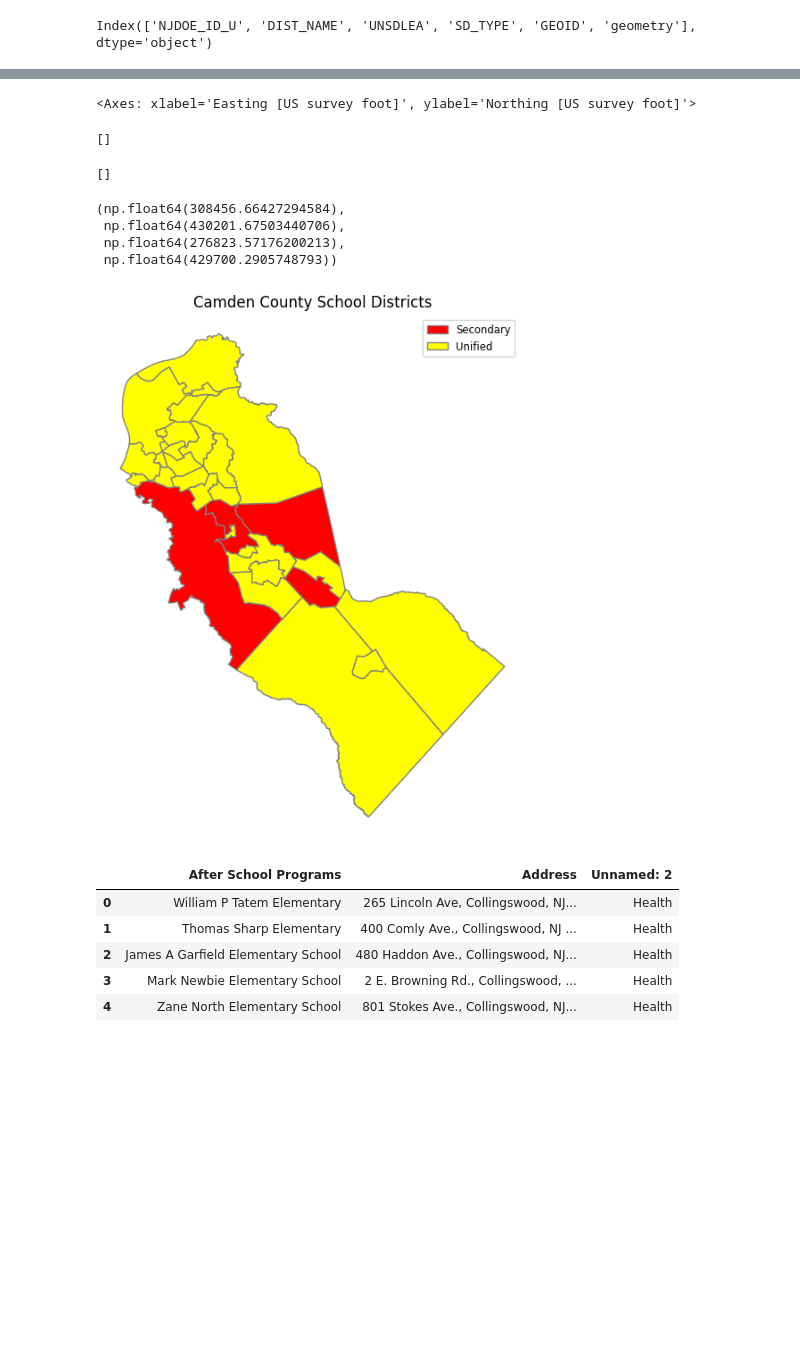
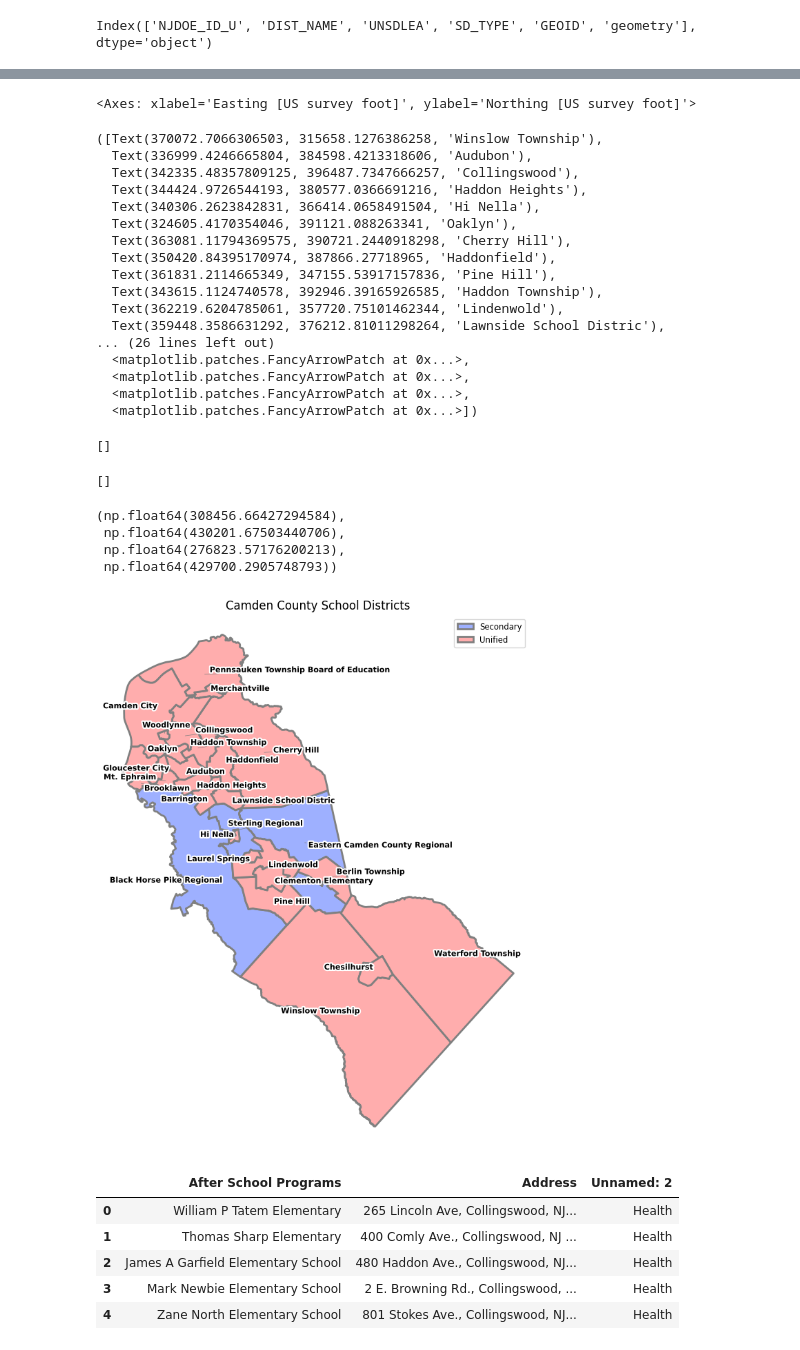
Before and after one commit to MhiyaJ/My-GIS-Stuff, a Jupyter notebook: CCHSDistrict.ipynb, the cells around one changed output, grey strips where cells are left out. Drawn from its saved outputs; the diff is of its cells as text; code cells hidden in the pictures; blank space fills up the shorter version.

```diff
--- a/CCHSDistrict.ipynb
+++ b/CCHSDistrict.ipynb
@@ -118,25 +122,3 @@ cchs
 | 25 | 5035 | 07 | Sterling Regional School District | 3402880 | POLYGON ((342322.53 375467.11, 34... | Secondary |
 | 26 | 0390 | 07 | Black Horse Pike Regional School ... | 3401770 | POLYGON ((322014.45 380972.53, 32... | Secondary |
 | 27 | 1255 | 07 | Eastern Camden County Regional Sc... | 3404380 | MULTIPOLYGON (((367503.372 354073... | Secondary |
-# %%
-fig, ax = plt.subplots(1, figsize=(6,10))
-# Note: Removed scheme='natural_breaks' and k=5 because 'type' is a categorical text column, via Gemini.  explained column is not numerical.
-cchs.plot(ax=ax,column='type',legend=True,cmap='autumn',
-         edgecolor='grey',linewidth=1,legend_kwds={
-        'loc':'upper right','title_fontsize':'medium','fontsize':'small','markerscale':1.4}) #
-
-ax.title.set_text("Camden County School Districts")
-ax.set_xticks([]) #kills xticks
-ax.set_yticks([]) #kills xticks
-
-ax.margins(0.04) #super useful options to make map bigger in canvas; always make it as big as possible!
-ax.axis('off')
-# %% [output]
-<Axes: xlabel='Easting [US survey foot]', ylabel='Northing [US survey foot]'>
-[]
-[]
-(np.float64(308456.66427294584),
- np.float64(430201.67503440706),
- np.float64(276823.57176200213),
- np.float64(429700.2905748793))
-[figure, removed]
@@ -143,3 +130,54 @@ ax.axis('off')
+# %%
+fig, ax = plt.subplots(1, figsize=(10,10))
+cchs.plot(ax=ax,column='type',legend=True,cmap='berlin',
+         edgecolor='grey',linewidth=2,legend_kwds={
+        'loc':'upper right','title_fontsize':'medium','fontsize':'small','markerscale':1.4})
+
+# Prompted Gemini to fix label overlap
+texts = []
+for x, y, label in zip(cchs.geometry.centroid.x, cchs.geometry.centroid.y, cchs.DIST_NAME):
+       #Keep label names brief by stripping common suffixes to reduce overlap further
+    display_label = label.replace(" Public School District", "").replace(" School District", "").replace(" Board Of Education", "")
+    t = ax.text(x, y, display_label, fontsize=8, color='black', fontweight='bold',
+                horizontalalignment='center', verticalalignment='center')
+    t.set_path_effects([withStroke(linewidth=3, foreground='white')])
+    texts.append(t)
+
+# Automatically resolve all overlaps
+adjust_text(texts, arrowprops=dict(arrowstyle="-", color='gray', lw=0.5))
+
+ax.title.set_text("Camden County School Districts")
+ax.set_xticks([])
+ax.set_yticks([])
+ax.margins(0.04)
+ax.axis("off")
+plt.show()
+# %% [output]
+<Axes: xlabel='Easting [US survey foot]', ylabel='Northing [US survey foot]'>
+([Text(370072.7066306503, 315658.1276386258, 'Winslow Township'),
+  Text(336999.4246665804, 384598.4213318606, 'Audubon'),
+  Text(342335.48357809125, 396487.7347666257, 'Collingswood'),
+  Text(344424.9726544193, 380577.0366691216, 'Haddon Heights'),
+  Text(340306.2623842831, 366414.0658491504, 'Hi Nella'),
+  Text(324605.4170354046, 391121.088263341, 'Oaklyn'),
+  Text(363081.11794369575, 390721.2440918298, 'Cherry Hill'),
+  Text(350420.84395170974, 387866.27718965, 'Haddonfield'),
+  Text(361831.2114665349, 347155.53917157836, 'Pine Hill'),
+  Text(343615.1124740578, 392946.39165926585, 'Haddon Township'),
+  Text(362219.6204785061, 357720.75101462344, 'Lindenwold'),
+  Text(359448.3586631292, 376212.81011298264, 'Lawnside School Distric'),
+... (26 lines left out)
+  <matplotlib.patches.FancyArrowPatch at 0x...>,
+  <matplotlib.patches.FancyArrowPatch at 0x...>,
+  <matplotlib.patches.FancyArrowPatch at 0x...>,
+  <matplotlib.patches.FancyArrowPatch at 0x...>])
+[]
+[]
+(np.float64(308456.66427294584),
+ np.float64(430201.67503440706),
+ np.float64(276823.57176200213),
+ np.float64(429700.2905748793))
+[figure, added]
 # %%
 PrgXls = pd.read_excel('https://github.com/MhiyaJ/My-GIS-Stuff/raw/refs/heads/main/After%20School%20Programs.2.xlsx')
 # %%
```
Also changed, not shown: parts of 6 cells of this notebook.
